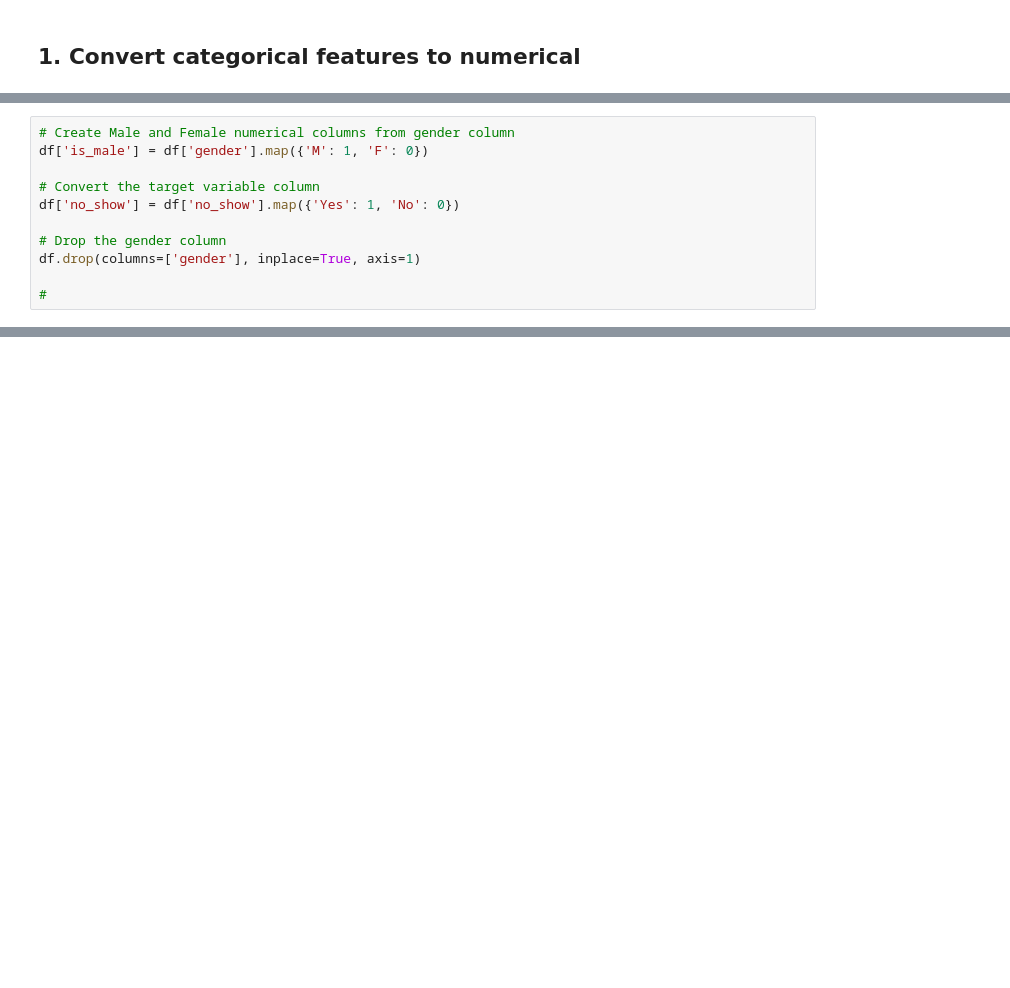
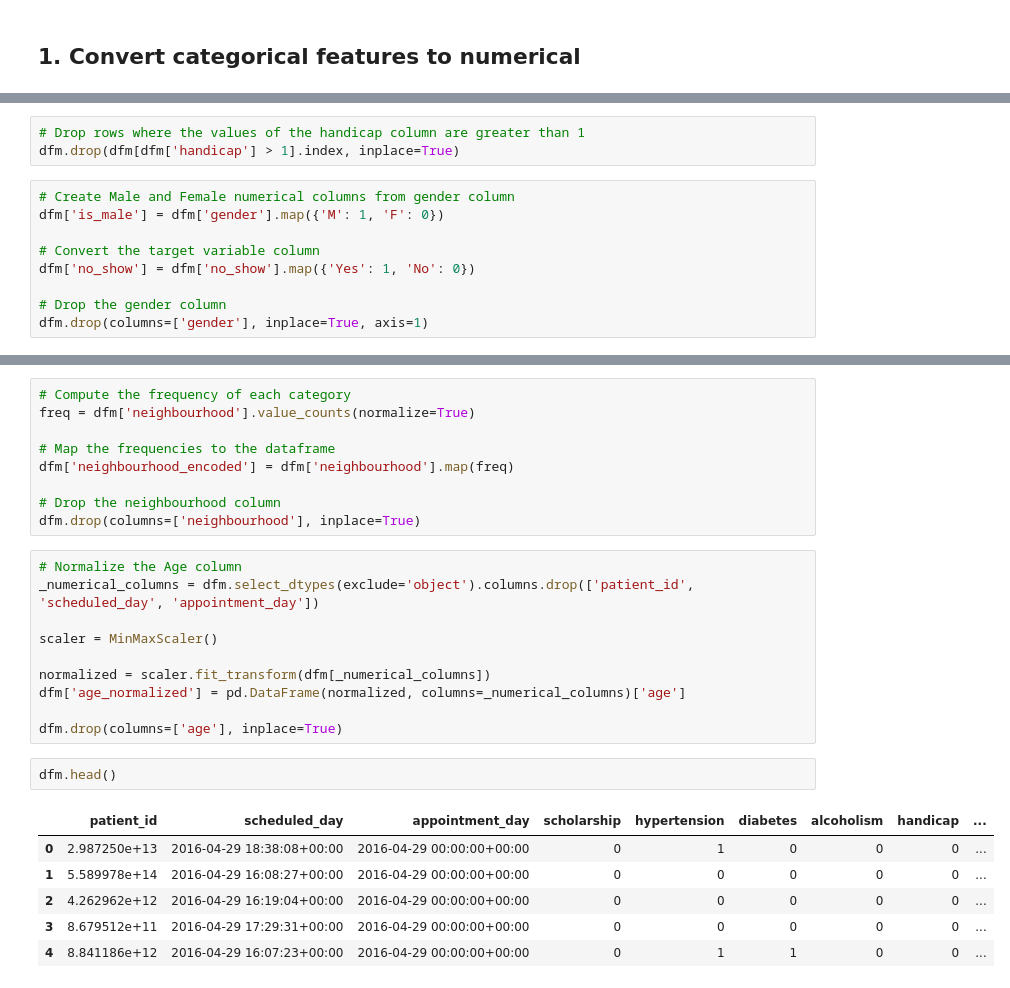
Before and after one commit to KingXP-Pythoner/appt-noshow-model, a Jupyter notebook: Medical_Appointment_No_Show_Classification_Prediction.ipynb, the cells around one changed output, grey strips where cells are left out. Saved outputs shown, nothing was run; the diff lists cells and outputs as text; blank space fills up the shorter version.

```diff
--- a/Medical_Appointment_No_Show_Classification_Prediction.ipynb
+++ b/Medical_Appointment_No_Show_Classification_Prediction.ipynb
@@ -670,11 +674,12 @@ This is the order of steps that will be followed:
+# %%
+# Drop rows where the values of the handicap column are greater than 1
+dfm.drop(dfm[dfm['handicap'] > 1].index, inplace=True)
 # %%
 # Create Male and Female numerical columns from gender column
-df['is_male'] = df['gender'].map({'M': 1, 'F': 0})
+dfm['is_male'] = dfm['gender'].map({'M': 1, 'F': 0})
 
 # Convert the target variable column
-df['no_show'] = df['no_show'].map({'Yes': 1, 'No': 0})
+dfm['no_show'] = dfm['no_show'].map({'Yes': 1, 'No': 0})
 
 # Drop the gender column
-df.drop(columns=['gender'], inplace=True, axis=1)
-
-#
+dfm.drop(columns=['gender'], inplace=True, axis=1)
@@ -680,0 +699,28 @@ df.drop(columns=['gender'], inplace=True, axis=1)
+# %%
+# Compute the frequency of each category
+freq = dfm['neighbourhood'].value_counts(normalize=True)
+
+# Map the frequencies to the dataframe
+dfm['neighbourhood_encoded'] = dfm['neighbourhood'].map(freq)
+
+# Drop the neighbourhood column
+dfm.drop(columns=['neighbourhood'], inplace=True)
+# %%
+# Normalize the Age column
+_numerical_columns = dfm.select_dtypes(exclude='object').columns.drop(['patient_id', 'scheduled_day', 'appointment_day'])
+
+scaler = MinMaxScaler()
+
+normalized = scaler.fit_transform(dfm[_numerical_columns])
+dfm['age_normalized'] = pd.DataFrame(normalized, columns=_numerical_columns)['age']
+
+dfm.drop(columns=['age'], inplace=True)
+# %%
+dfm.head()
+# %% [output]
+|  | patient_id | scheduled_day | appointment_day | scholarship | hypertension | diabetes | alcoholism | handicap | ... |
+| 0 | 2.987250e+13 | 2016-04-29 18:38:08+00:00 | 2016-04-29 00:00:00+00:00 | 0 | 1 | 0 | 0 | 0 | ... |
+| 1 | 5.589978e+14 | 2016-04-29 16:08:27+00:00 | 2016-04-29 00:00:00+00:00 | 0 | 0 | 0 | 0 | 0 | ... |
+| 2 | 4.262962e+12 | 2016-04-29 16:19:04+00:00 | 2016-04-29 00:00:00+00:00 | 0 | 0 | 0 | 0 | 0 | ... |
+| 3 | 8.679512e+11 | 2016-04-29 17:29:31+00:00 | 2016-04-29 00:00:00+00:00 | 0 | 0 | 0 | 0 | 0 | ... |
+| 4 | 8.841186e+12 | 2016-04-29 16:07:23+00:00 | 2016-04-29 00:00:00+00:00 | 0 | 1 | 1 | 0 | 0 | ... |
```
Also changed, not shown: parts of 6 cells of this notebook.
